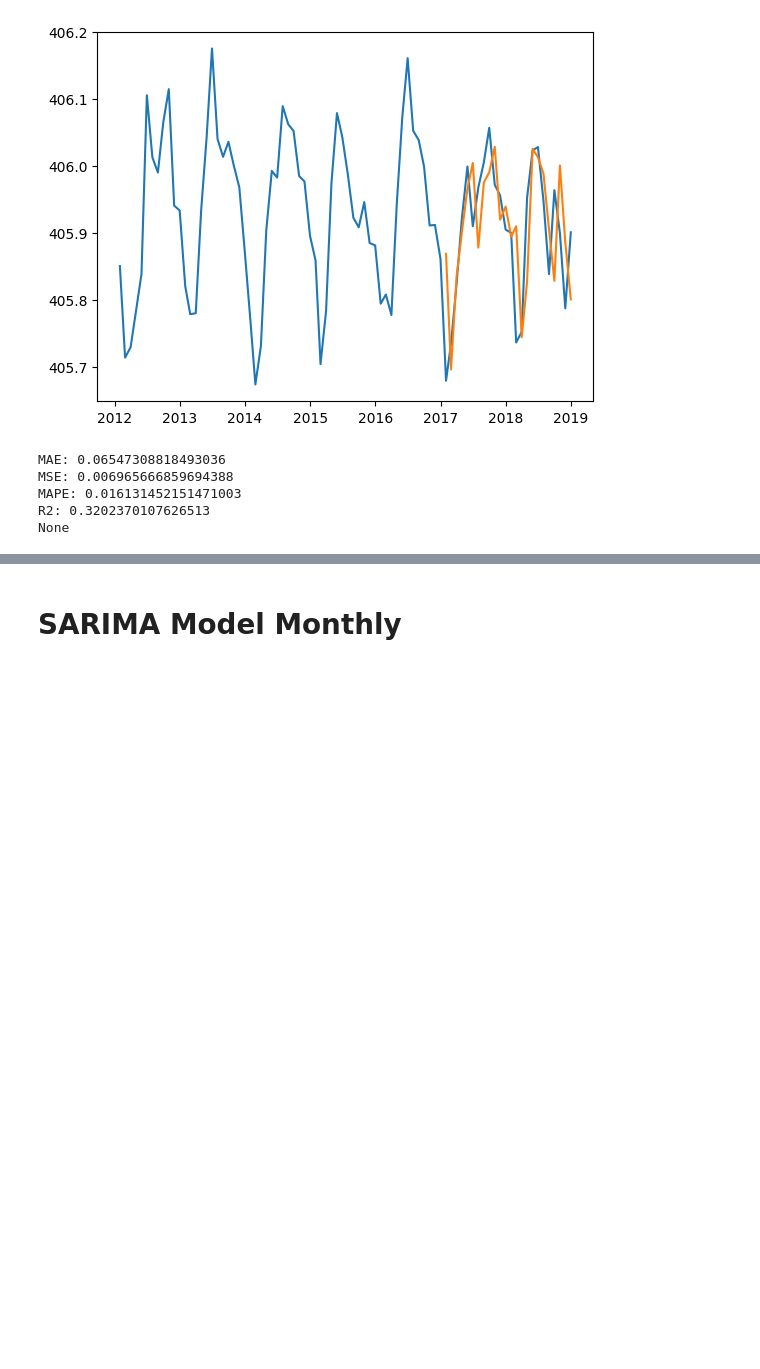
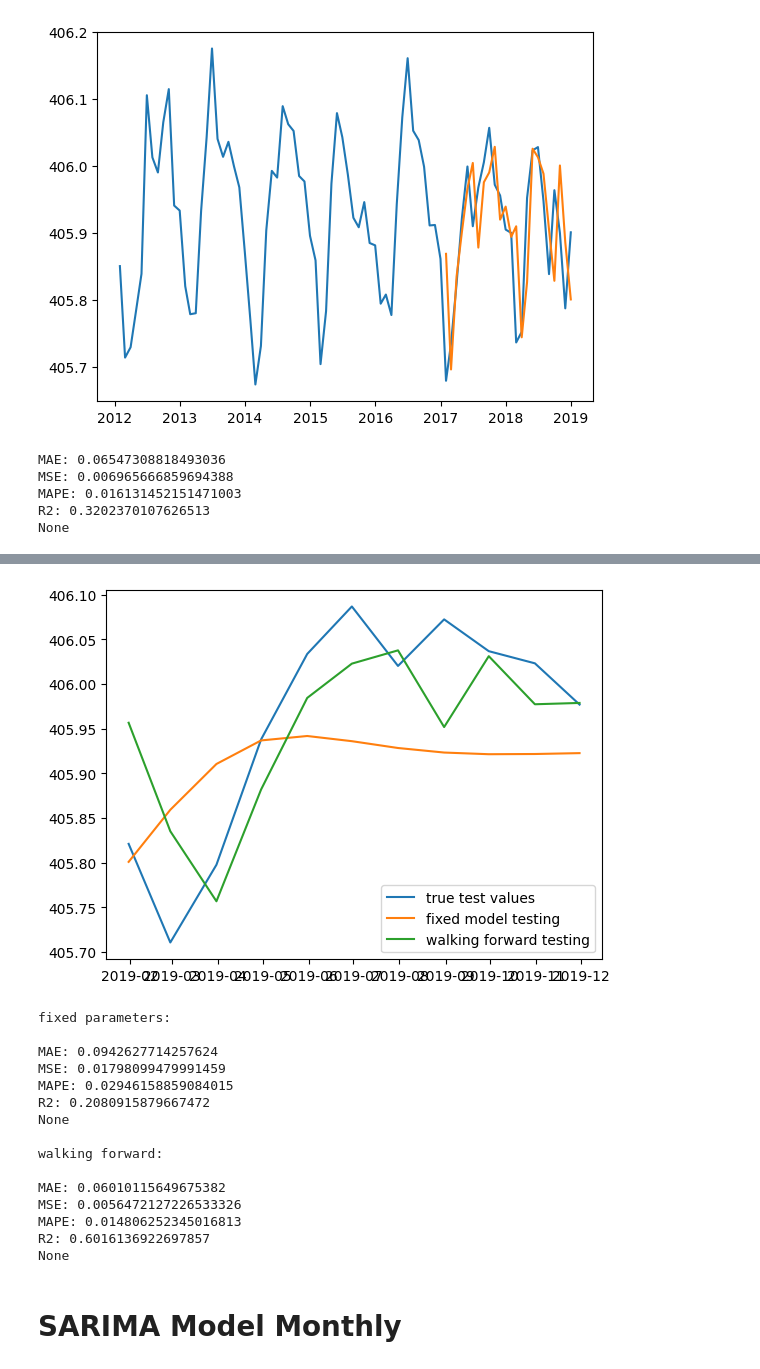
Before and after one commit to kaebry/DSF, a Jupyter notebook: Code/Arima_neptun - Kopie - Kopie.ipynb, the cells around one changed output, grey strips where cells are left out. Saved outputs shown, nothing was run; the diff lists cells and outputs as text; code cells hidden in the pictures; blank space fills up the shorter version.

```diff
--- a/Code/Arima_neptun - Kopie - Kopie.ipynb
+++ b/Code/Arima_neptun - Kopie - Kopie.ipynb
@@ -213,12 +215,7 @@ train_val, test_val = train_test_split(train, train_size=60)
 # %%
-
-
-# instantiate and fit arima model manually with seasonal parameters
-# we chose d and D = 1 because the series is non stationary
-# we chose p adn P = 2 because the first lags in the ACF and PACF plots have significant spikes, q dn Q = 1 because there were also
-# negative autocorrelations. The ultimate combination of the seven parameters was choosen by varying some of the parameters until we found the
+# instantiate and fit arima model manually with parameters
 # model with the lowest mean errors and the highest R2
-wf_arima_preds, model= walk_forward_validation_ARIMA(train_val, test_val, (2,1,1))
+wf_arima_preds, arima_model_m= walk_forward_validation_ARIMA(train_val, test_val, (2,1,1))
 
 # plotting actual and predicted water level
 plt.plot(train.index, train)
@@ -328,3 +236,51 @@ None
+# %%
+# we are using the final testset to test the models performance for unseen data from the year 2019. This way we want to simulate how the model would perform in the real world
+
+# we are using two approaches:
+# the first one forcasts the water level for 2019 while using the walking forward approach. While we are using the model that we trained before (same parameters), we are updating
+# the data after each prediction step. This approach would simulate a model that evolves with new data and renders thus more robust results
+
+# on the other hand we are comparing our model´s performance if we would take the model but do not feed new data to the model after each prediction (after each month). We are
+# rather forecasting with the fixed parameters over a longer period (in this case for the year 2019). Since we are not regularly updating our data, this predictions are less
+# precise as one can see by comparing the error measures and plots
+
+# forecast using walking forward with updating data
+forecast_arima_monthly_wf, a = walk_forward_validation_ARIMA(train, test, (2,1,1))
+
+# forecast using the fixed model without walking forward
+forecast_arima_monthly = arima_model_m.forecast(len(test))
+
+# plotting actual and forcasted water level for 2019
+plt.plot(test.index, test, label="true test values")
+plt.plot(test.index, forecast_arima_monthly, label="fixed model testing")
+plt.plot(test.index, forecast_arima_monthly_wf, label="walking forward testing")
+plt.legend()
+plt.show()
+
+# print performance indicators
+print("fixed parameters: \n")
+print(mean_errors(test, forecast_arima_monthly),"\n")
+print("walking forward: \n")
+print(mean_errors(test, forecast_arima_monthly_wf))
+
+# As expected the walking forward model performs better than the fixed model and is more able to predict the true variations in the water level
+# %% [output]
+[figure, added]
+fixed parameters:
+
+MAE: 0.0942627714257624
+MSE: 0.01798099479991459
+MAPE: 0.02946158859084015
+R2: 0.2080915879667472
+None
+
+walking forward:
+
+MAE: 0.06010115649675382
+MSE: 0.0056472127226533326
+MAPE: 0.014806252345016813
+R2: 0.6016136922697857
+None
 # %% [markdown]
 # SARIMA Model Monthly
 # %%
```
Also changed, not shown: parts of 11 cells of this notebook.
